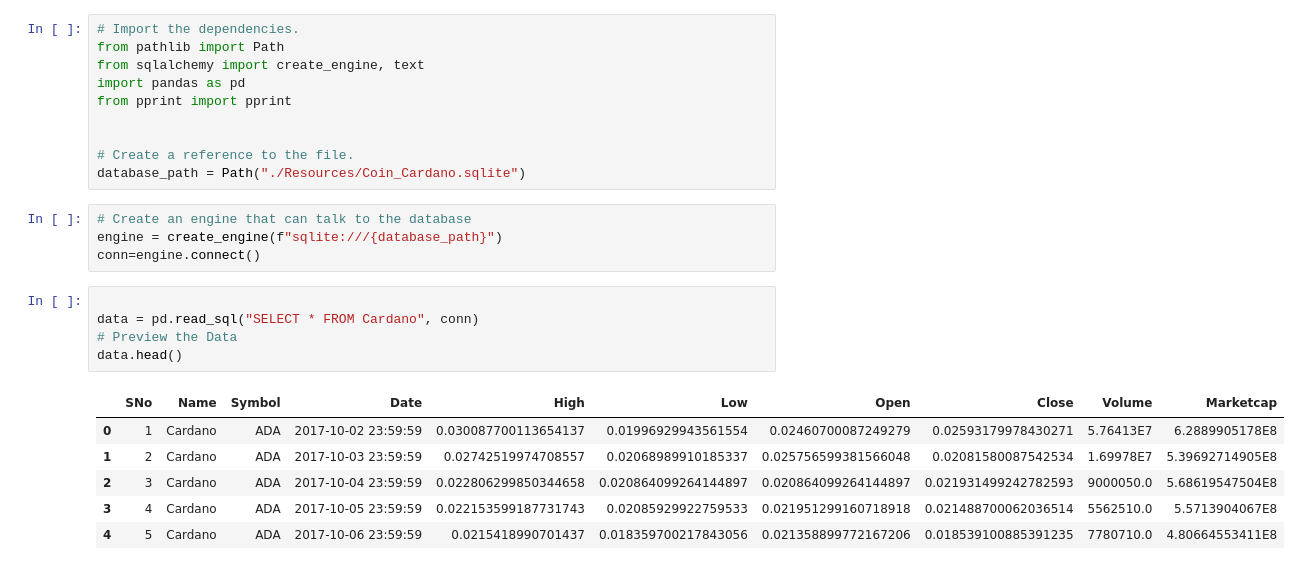
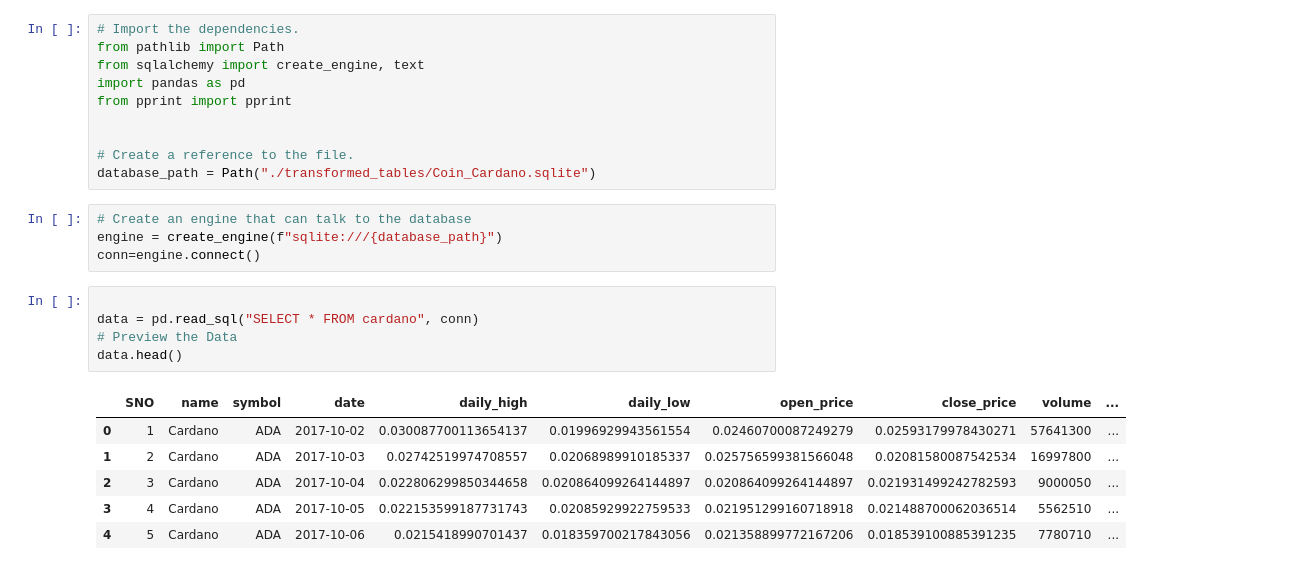
Before and after one commit to chris-levine/project-3, a Jupyter notebook: read_Cardano_data_sql_alchemy.ipynb, the cells around one changed output. Drawn from its saved outputs; the diff is of its cells as text.

```diff
--- a/read_Cardano_data_sql_alchemy.ipynb
+++ b/read_Cardano_data_sql_alchemy.ipynb
@@ -7,20 +7,20 @@ from pprint import pprint
 
 
 # Create a reference to the file.
-database_path = Path("./Resources/Coin_Cardano.sqlite")
+database_path = Path("./transformed_tables/Coin_Cardano.sqlite")
 # %%
 # Create an engine that can talk to the database
 engine = create_engine(f"sqlite:///{database_path}")
 conn=engine.connect()
 # %%
 
-data = pd.read_sql("SELECT * FROM Cardano", conn)
+data = pd.read_sql("SELECT * FROM cardano", conn)
 # Preview the Data
 data.head()
 # %% [output]
-|  | SNo | Name | Symbol | Date | High | Low | Open | Close | Volume | Marketcap |
-| 0 | 1 | Cardano | ADA | 2017-10-02 23:59:59 | 0.030087700113654137 | 0.01996929943561554 | 0.02460700087249279 | 0.02593179978430271 | 5.76413E7 | 6.2889905178E8 |
-| 1 | 2 | Cardano | ADA | 2017-10-03 23:59:59 | 0.02742519974708557 | 0.02068989910185337 | 0.025756599381566048 | 0.02081580087542534 | 1.69978E7 | 5.39692714905E8 |
-| 2 | 3 | Cardano | ADA | 2017-10-04 23:59:59 | 0.022806299850344658 | 0.020864099264144897 | 0.020864099264144897 | 0.021931499242782593 | 9000050.0 | 5.68619547504E8 |
-| 3 | 4 | Cardano | ADA | 2017-10-05 23:59:59 | 0.022153599187731743 | 0.02085929922759533 | 0.021951299160718918 | 0.021488700062036514 | 5562510.0 | 5.5713904067E8 |
-| 4 | 5 | Cardano | ADA | 2017-10-06 23:59:59 | 0.0215418990701437 | 0.018359700217843056 | 0.021358899772167206 | 0.018539100885391235 | 7780710.0 | 4.80664553411E8 |
+|  | SNO | name | symbol | date | daily_high | daily_low | open_price | close_price | volume | ... |
+| 0 | 1 | Cardano | ADA | 2017-10-02 | 0.030087700113654137 | 0.01996929943561554 | 0.02460700087249279 | 0.02593179978430271 | 57641300 | ... |
+| 1 | 2 | Cardano | ADA | 2017-10-03 | 0.02742519974708557 | 0.02068989910185337 | 0.025756599381566048 | 0.02081580087542534 | 16997800 | ... |
+| 2 | 3 | Cardano | ADA | 2017-10-04 | 0.022806299850344658 | 0.020864099264144897 | 0.020864099264144897 | 0.021931499242782593 | 9000050 | ... |
+| 3 | 4 | Cardano | ADA | 2017-10-05 | 0.022153599187731743 | 0.02085929922759533 | 0.021951299160718918 | 0.021488700062036514 | 5562510 | ... |
+| 4 | 5 | Cardano | ADA | 2017-10-06 | 0.0215418990701437 | 0.018359700217843056 | 0.021358899772167206 | 0.018539100885391235 | 7780710 | ... |
```
Also changed, not shown: parts of 12 cells of this notebook, 1 other file.
